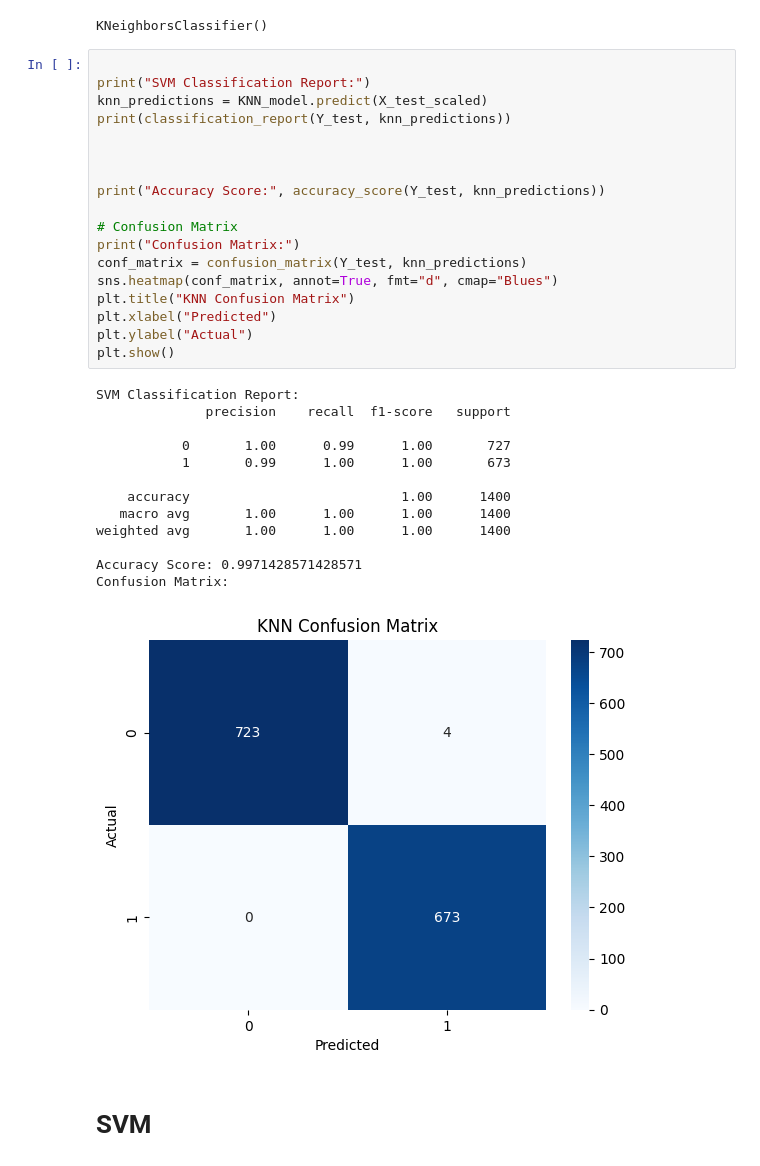
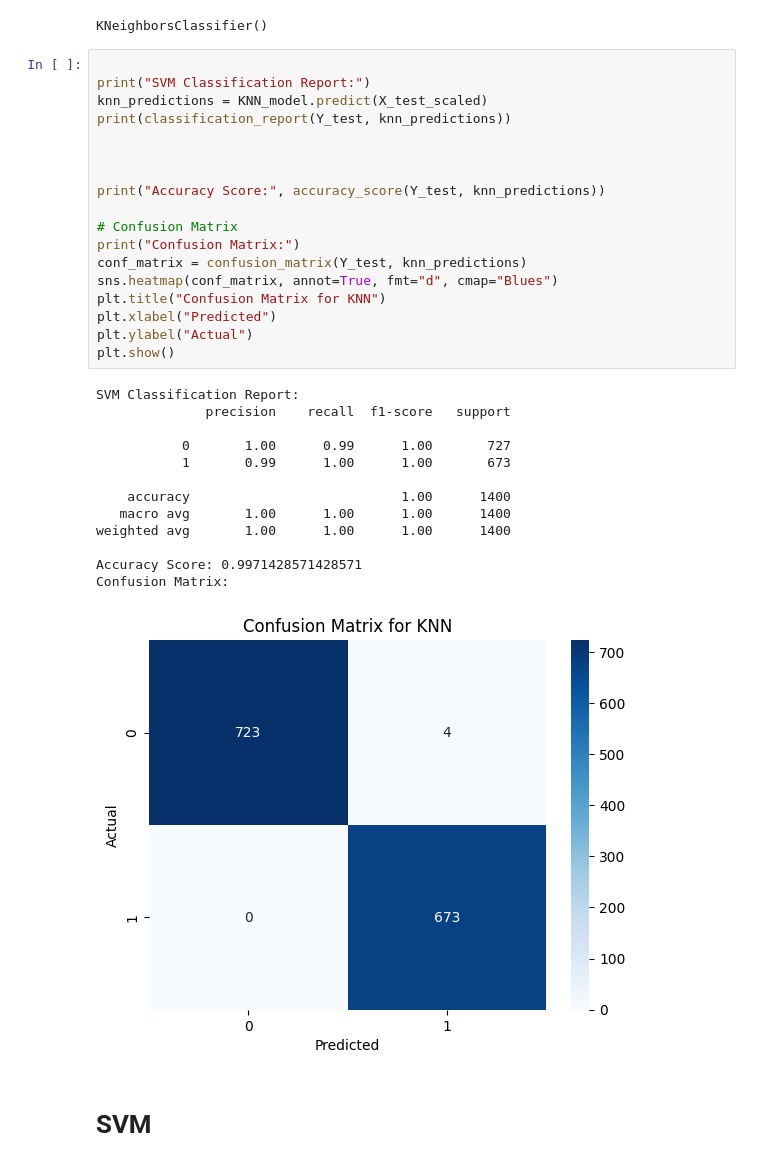
Before and after one commit to Sriphani2001/master_thesis, a Jupyter notebook: Httpflood.ipynb, the cells around one changed output. Cells and saved outputs as stored; diff of their text form.

```diff
--- a/Httpflood.ipynb
+++ b/Httpflood.ipynb
@@ -483,35 +483,35 @@ KNeighborsClassifier()
 # %%
 
 print("SVM Classification Report:")
 knn_predictions = KNN_model.predict(X_test_scaled)
 print(classification_report(Y_test, knn_predictions))
 
 
 
 print("Accuracy Score:", accuracy_score(Y_test, knn_predictions))
 
 # Confusion Matrix
 print("Confusion Matrix:")
 conf_matrix = confusion_matrix(Y_test, knn_predictions)
 sns.heatmap(conf_matrix, annot=True, fmt="d", cmap="Blues")
-plt.title("KNN Confusion Matrix")
+plt.title("Confusion Matrix for KNN")
 plt.xlabel("Predicted")
 plt.ylabel("Actual")
 plt.show()
 # %% [output]
 SVM Classification Report:
               precision    recall  f1-score   support
 
            0       1.00      0.99      1.00       727
            1       0.99      1.00      1.00       673
 
     accuracy                           1.00      1400
    macro avg       1.00      1.00      1.00      1400
 weighted avg       1.00      1.00      1.00      1400
 
 Accuracy Score: 0.9971428571428571
 Confusion Matrix:
-[figure, old version]
+[figure, new version]
 # %% [markdown]
 # SVM
 # %%
```
Also changed, not shown: parts of 15 cells of this notebook, 4 other files.
